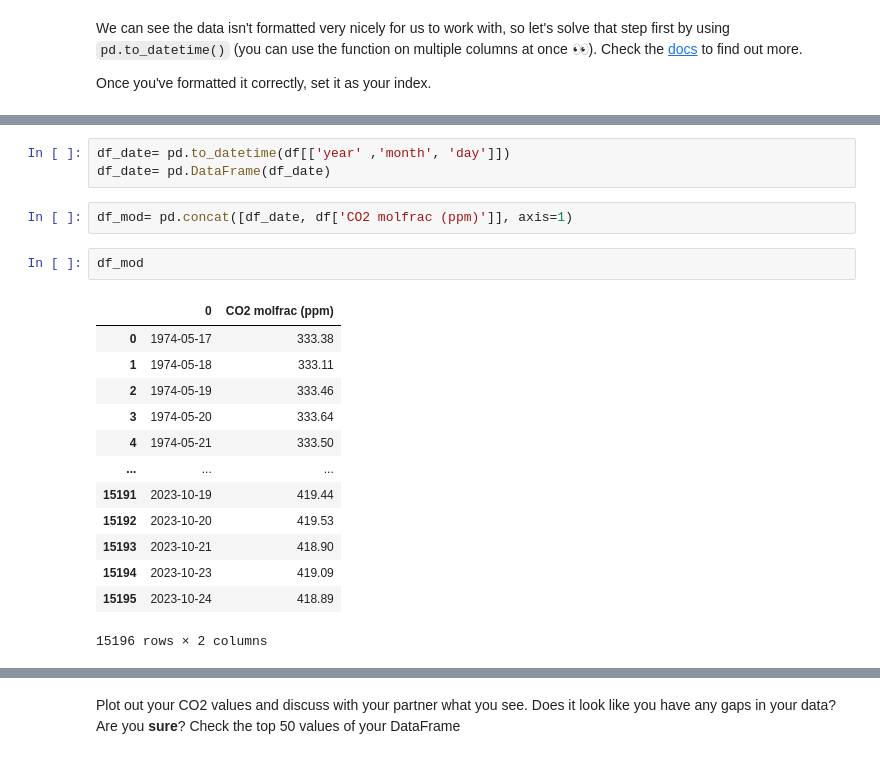
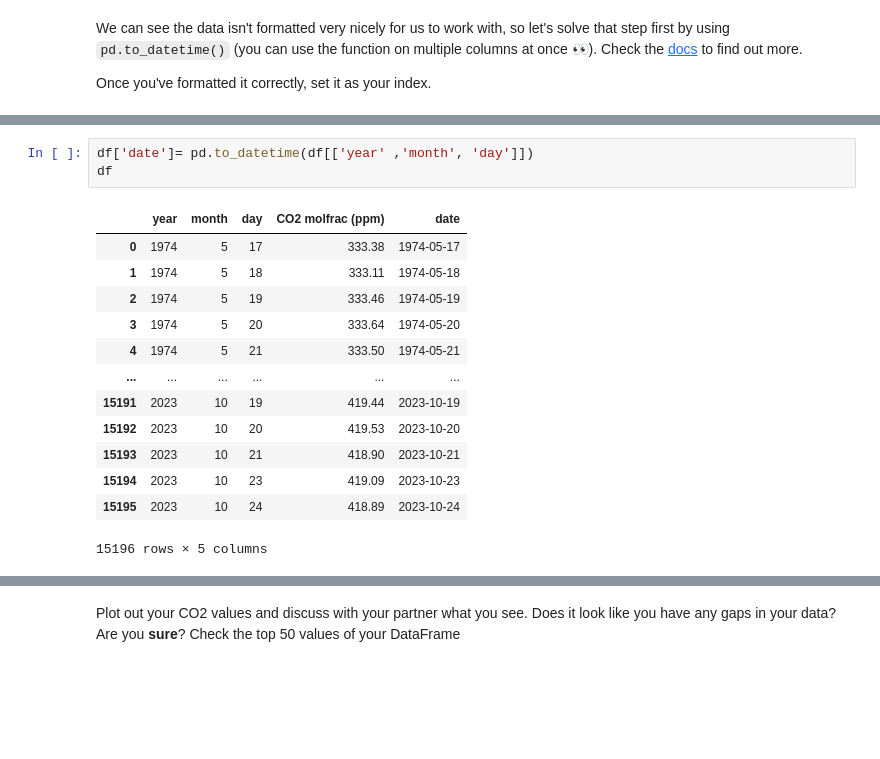
Before and after one commit to ParissaPeimaniyfard/data-arima-101, a Jupyter notebook: arima_seasonal_intro.ipynb, the cells around one changed output, grey strips where cells are left out. Saved outputs shown, nothing was run; the diff lists cells and outputs as text; blank space fills up the shorter version.

```diff
--- a/arima_seasonal_intro.ipynb
+++ b/arima_seasonal_intro.ipynb
@@ -55,21 +55,17 @@ df[['year' ,'month', 'day']]
 # %%
-df_date= pd.to_datetime(df[['year' ,'month', 'day']])
-df_date= pd.DataFrame(df_date)
+df['date']= pd.to_datetime(df[['year' ,'month', 'day']])
+df
+# %% [output]
+|  | year | month | day | CO2 molfrac (ppm) | date |
+| 0 | 1974 | 5 | 17 | 333.38 | 1974-05-17 |
+| 1 | 1974 | 5 | 18 | 333.11 | 1974-05-18 |
+| 2 | 1974 | 5 | 19 | 333.46 | 1974-05-19 |
+| 3 | 1974 | 5 | 20 | 333.64 | 1974-05-20 |
+| 4 | 1974 | 5 | 21 | 333.50 | 1974-05-21 |
+| ... | ... | ... | ... | ... | ... |
+| 15191 | 2023 | 10 | 19 | 419.44 | 2023-10-19 |
+| 15192 | 2023 | 10 | 20 | 419.53 | 2023-10-20 |
+| 15193 | 2023 | 10 | 21 | 418.90 | 2023-10-21 |
+| 15194 | 2023 | 10 | 23 | 419.09 | 2023-10-23 |
+| 15195 | 2023 | 10 | 24 | 418.89 | 2023-10-24 |
+15196 rows × 5 columns
-# %%
-df_mod= pd.concat([df_date, df['CO2 molfrac (ppm)']], axis=1)
-# %%
-df_mod
-# %% [output]
-|  | 0 | CO2 molfrac (ppm) |
-| 0 | 1974-05-17 | 333.38 |
-| 1 | 1974-05-18 | 333.11 |
-| 2 | 1974-05-19 | 333.46 |
-| 3 | 1974-05-20 | 333.64 |
-| 4 | 1974-05-21 | 333.50 |
-| ... | ... | ... |
-| 15191 | 2023-10-19 | 419.44 |
-| 15192 | 2023-10-20 | 419.53 |
-| 15193 | 2023-10-21 | 418.90 |
-| 15194 | 2023-10-23 | 419.09 |
-| 15195 | 2023-10-24 | 418.89 |
-15196 rows × 2 columns
```
Also changed, not shown: parts of 23 cells of this notebook, 1 other file.
